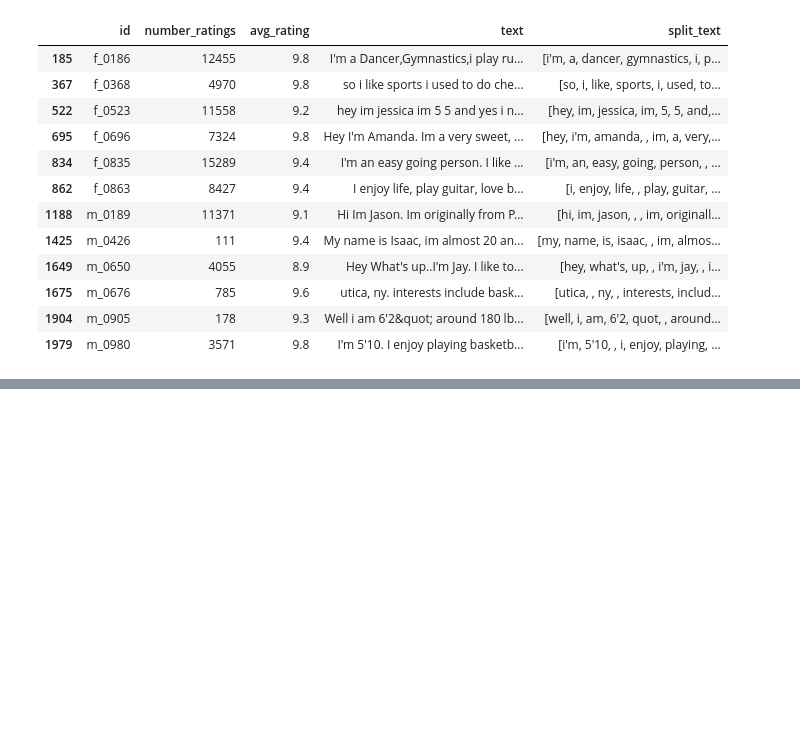
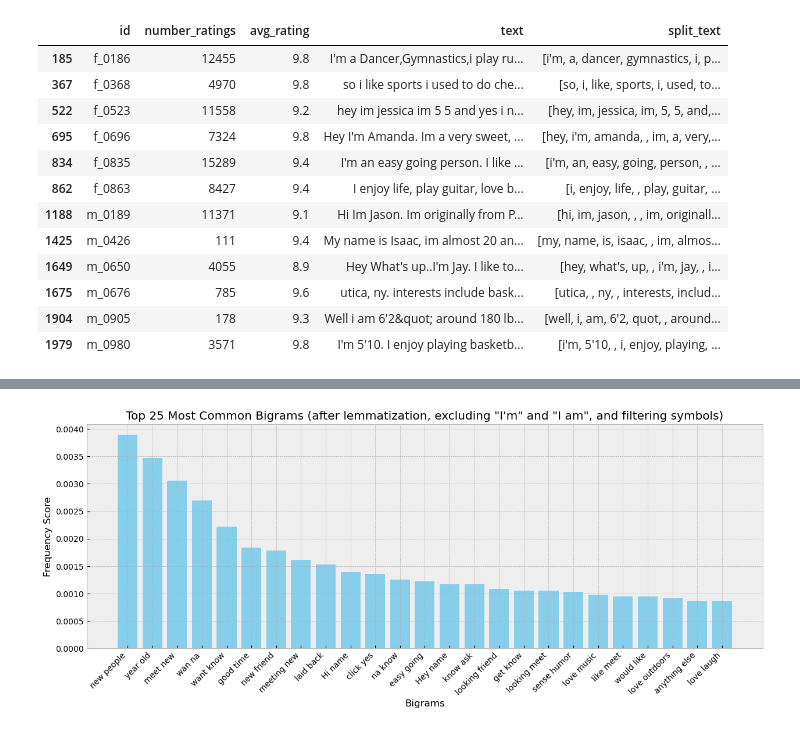
Before and after one commit to maxxelbax/ML-Project, a Jupyter notebook: data_analysis.ipynb, the cells around one changed output, grey strips where cells are left out. Saved outputs shown, nothing was run; the diff lists cells and outputs as text; code cells hidden in the pictures; blank space fills up the shorter version.

Commit message:
most used words + most used word combinations (bigrams) are visualized

```diff
--- a/data_analysis.ipynb
+++ b/data_analysis.ipynb
@@ -49,0 +97,47 @@ df.loc[df['text'].str.contains('basketball')]
+# %%
+# Tokenize words, perform lemmatization, and remove stopwords
+stop_words = set(stopwords.words('english'))
+lemmatizer = WordNetLemmatizer()
+
+def preprocess_text(text):
+    words = nltk.word_tokenize(text)
+    words = [lemmatizer.lemmatize(word) for word in words if word.lower() not in stop_words and word.lower() not in ["i'm", "i am",'I']]
+    # Filter out non-alphabetic characters
+    words = [word for word in words if re.match('^[a-zA-Z]+$', word)]
+    return words
+
+df['tokenized_text'] = df['text'].apply(preprocess_text)
+
+# Combine all tokenized texts into one list of words
+all_words = [word for sublist in df['tokenized_text'] for word in sublist]
+
+# Instantiating the score of each bigram
+bigram_meas = BigramAssocMeasures()
+
+# Finding and ranking the Bigrams in the combined text
+bio_finder = BigramCollocationFinder.from_words(all_words)
+
+# Finding the frequency scores of each bigram
+bio_scored = bio_finder.score_ngrams(bigram_meas.raw_freq)
+
+# Top 25 most common bigrams
+top_bigrams = bio_scored[:25]
+
+# Creating a list of the bigrams
+bg = [' '.join(bigram) for bigram, score in top_bigrams]
+
+# Creating a list of the frequency scores
+bio_scores = [score for bigram, score in top_bigrams]
+
+# Plotting the bigrams and their frequency scores
+plt.style.use('bmh')
+plt.figure(figsize=(15, 5))
+
+plt.bar(bg, bio_scores, color='skyblue')
+plt.xticks(rotation=45, ha='right')
+plt.title('Top 25 Most Common Bigrams (after lemmatization, excluding "I\'m" ,"I" ,"I am" and filtering symbols)')
+plt.xlabel('Bigrams')
+plt.ylabel('Frequency Score')
+plt.show()
+# %% [output]
+[figure, added]
```
Also changed, not shown: parts of 5 cells of this notebook.
